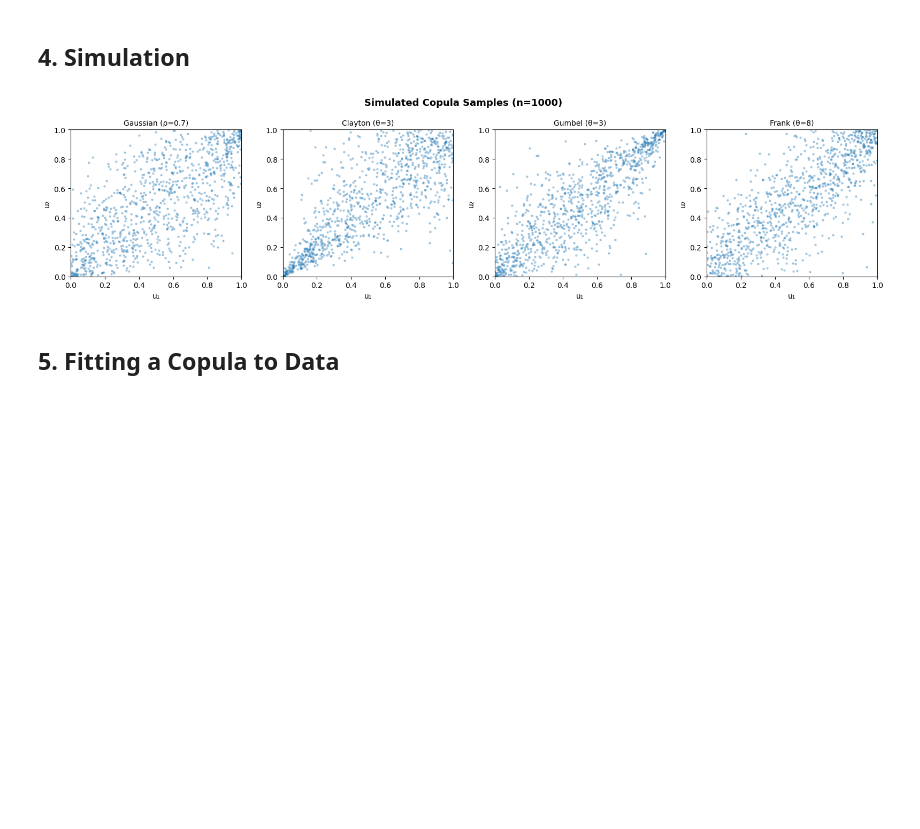
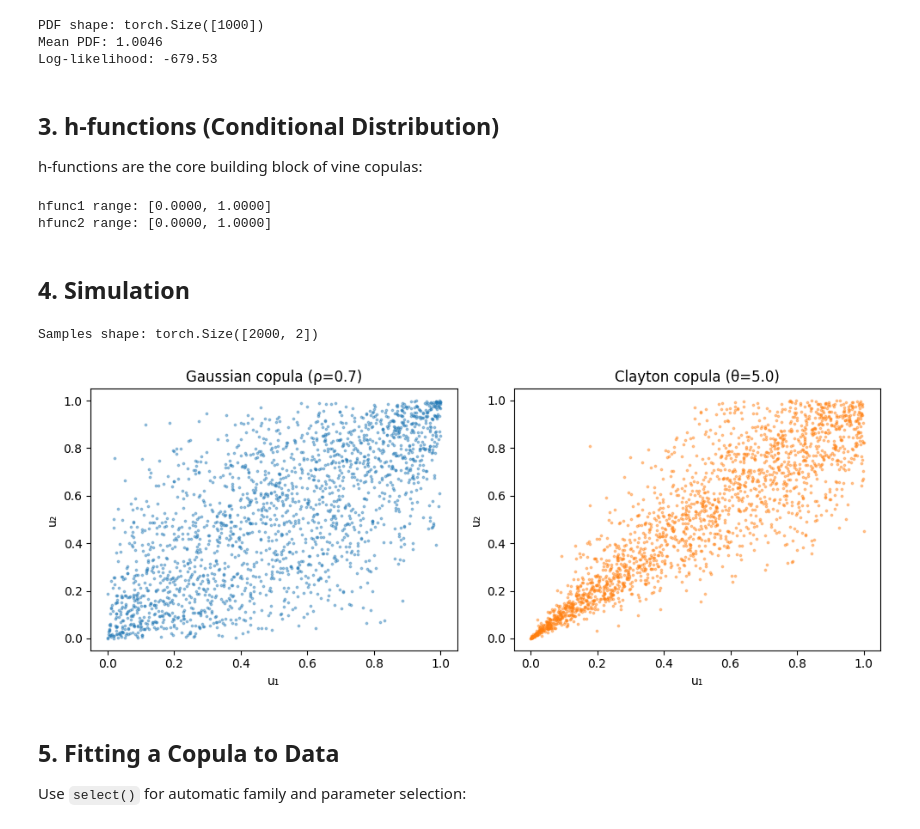
Before and after one commit to Bluerrror/torchvine, a Jupyter notebook: examples/01_getting_started.ipynb, the cells around one changed output. Drawn from its saved outputs; the diff is of its cells as text; code cells hidden in the pictures; blank space fills up the shorter version.

```diff
--- a/examples/01_getting_started.ipynb
+++ b/examples/01_getting_started.ipynb
@@ -55,9 +27,7 @@ Create a Gaussian copula with correlation parameter 0.7:
 # %%
-# Create a Gaussian copula
-cop = tv.Bicop("gaussian", parameters=torch.tensor([0.7], dtype=torch.float64))
+cop = tv.Bicop(tv.BicopFamily.gaussian, parameters=torch.tensor([0.7]))
 print(cop.str())
-print(f"Kendall's tau: {cop.parameters_to_tau():.4f}")
-print(f"Parameters: {cop.parameters}")
+print(f'Kendall tau: {cop.parameters_to_tau():.4f}')
 # %% [output]
 <torchvine.Bicop>
   family: gaussian
@@ -101,29 +41,50 @@ plt.show()
+# %%
+u = torch.rand(1000, 2, dtype=torch.float64)
+pdf_vals = cop.pdf(u)
+logpdf = cop.loglik(u)
+print(f'PDF shape: {pdf_vals.shape}')
+print(f'Mean PDF: {pdf_vals.mean():.4f}')
+print(f'Log-likelihood: {logpdf:.2f}')
+# %% [output]
+PDF shape: torch.Size([1000])
+Mean PDF: 1.0046
+Log-likelihood: -679.53
+# %% [markdown]
+## 3. h-functions (Conditional Distribution)
+
+h-functions are the core building block of vine copulas:
+# %%
+h1 = cop.hfunc1(u)  # F(u1 | u2)
+h2 = cop.hfunc2(u)  # F(u2 | u1)
+print(f'hfunc1 range: [{h1.min():.4f}, {h1.max():.4f}]')
+print(f'hfunc2 range: [{h2.min():.4f}, {h2.max():.4f}]')
+# %% [output]
+hfunc1 range: [0.0000, 1.0000]
+hfunc2 range: [0.0000, 1.0000]
 # %% [markdown]
 ## 4. Simulation
-# %%
-# Simulate 1000 samples from different copulas
-families = {
-    'Gaussian (ρ=0.7)': tv.Bicop('gaussian', parameters=torch.tensor([0.7], dtype=torch.float64)),
-    'Clayton (θ=3)': tv.Bicop('clayton', parameters=torch.tensor([3.0], dtype=torch.float64)),
-    'Gumbel (θ=3)': tv.Bicop('gumbel', parameters=torch.tensor([3.0], dtype=torch.float64)),
-    'Frank (θ=8)': tv.Bicop('frank', parameters=torch.tensor([8.0], dtype=torch.float64)),
-}
-
-fig, axes = plt.subplots(1, 4, figsize=(16, 4))
-for ax, (name, cop) in zip(axes, families.items()):
-    samples = cop.simulate(1000)
-    ax.scatter(samples[:, 0].numpy(), samples[:, 1].numpy(), alpha=0.3, s=5)
-    ax.set_title(name, fontsize=10)
-    ax.set_xlabel('u₁')
-    ax.set_ylabel('u₂')
-    ax.set_xlim(0, 1)
-    ax.set_ylim(0, 1)
-
-plt.suptitle('Simulated Copula Samples (n=1000)', fontsize=13, fontweight='bold')
-plt.tight_layout()
-plt.show()
-# %% [output]
-[figure, removed]
+# %%
+samples = cop.simulate(2000)
+print(f'Samples shape: {samples.shape}')
+
+fig, axes = plt.subplots(1, 2, figsize=(10, 4))
+axes[0].scatter(samples[:, 0].numpy(), samples[:, 1].numpy(), s=3, alpha=0.4)
+axes[0].set_title('Gaussian copula (ρ=0.7)')
+axes[0].set_xlabel('u₁'); axes[0].set_ylabel('u₂')
+
+# Compare with Clayton
+clay = tv.Bicop(tv.BicopFamily.clayton, parameters=torch.tensor([5.0]))
+s2 = clay.simulate(2000)
+axes[1].scatter(s2[:, 0].numpy(), s2[:, 1].numpy(), s=3, alpha=0.4, color='C1')
+axes[1].set_title('Clayton copula (θ=5.0)')
+axes[1].set_xlabel('u₁'); axes[1].set_ylabel('u₂')
+plt.tight_layout()
+plt.show()
+# %% [output]
+Samples shape: torch.Size([2000, 2])
+[figure, added]
 # %% [markdown]
 ## 5. Fitting a Copula to Data
+
+Use `select()` for automatic family and parameter selection:
 # %%
```
Also changed, not shown: parts of 22 cells of this notebook, 15 other files.
